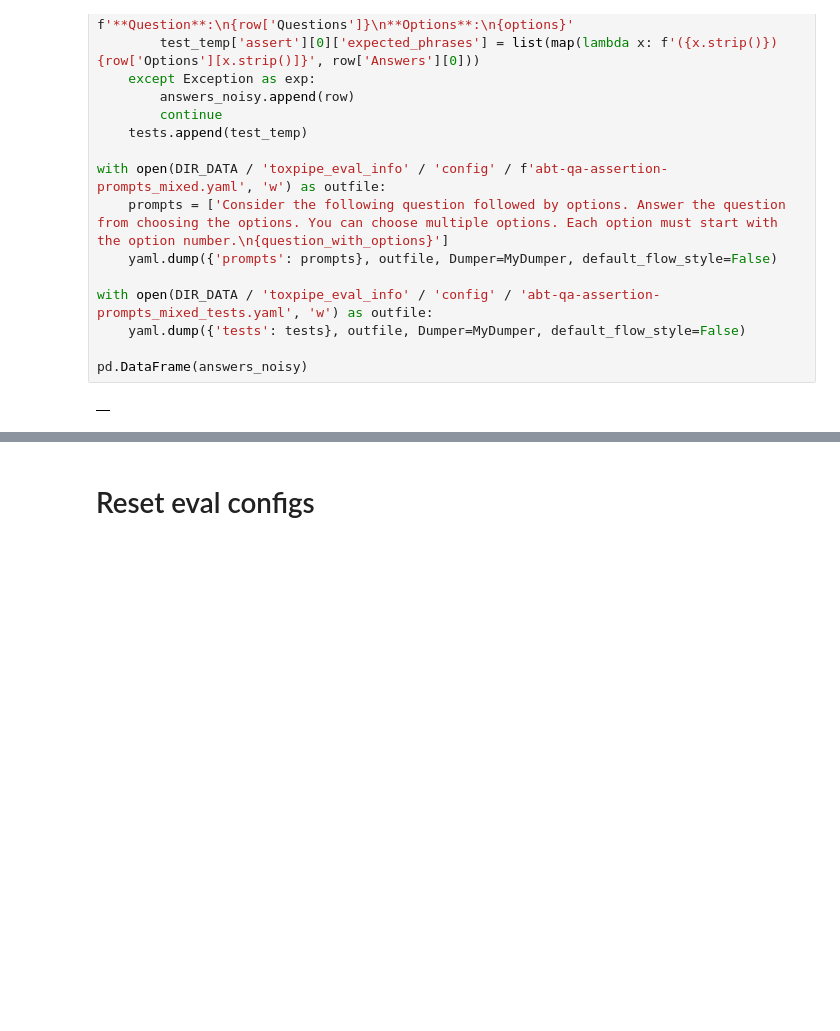
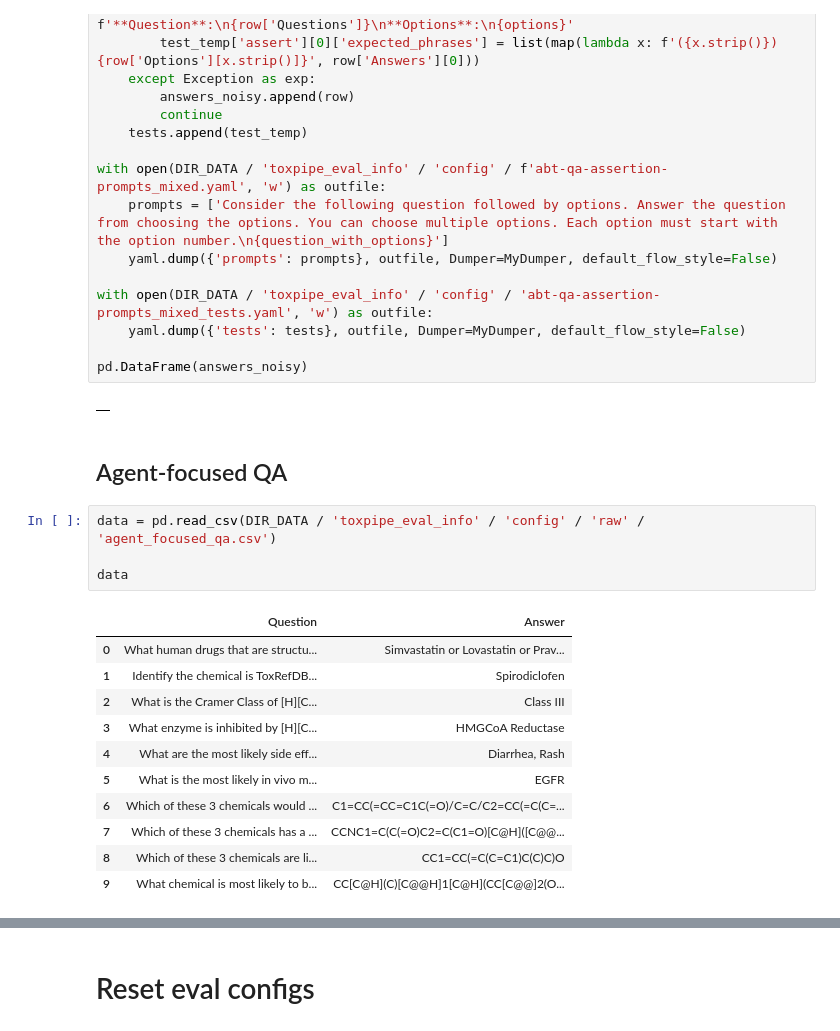
Before and after one commit to NIEHS/ToxPipe-Model-Comparison, a Jupyter notebook: eval-app/src/evaluator/notebooks/create_bulk_tests.ipynb, the cells around one changed output, grey strips where cells are left out. Saved outputs shown, nothing was run; the diff lists cells and outputs as text; blank space fills up the shorter version.

Commit message:
Added agent-focused qa

```diff
--- a/eval-app/src/evaluator/notebooks/create_bulk_tests.ipynb
+++ b/eval-app/src/evaluator/notebooks/create_bulk_tests.ipynb
@@ -183,3 +183,21 @@ with open(DIR_DATA / 'toxpipe_eval_info' / 'config' / 'abt-qa-assertion-prompts_
 pd.DataFrame(answers_noisy)
 # %% [output]
 |  |
+# %% [markdown]
+## Agent-focused QA
+# %%
+data = pd.read_csv(DIR_DATA / 'toxpipe_eval_info' / 'config' / 'raw' / 'agent_focused_qa.csv')
+
+data
+# %% [output]
+|  | Question | Answer |
+| 0 | What human drugs that are structu... | Simvastatin or Lovastatin or Prav... |
+| 1 | Identify the chemical is ToxRefDB... | Spirodiclofen |
+| 2 | What is the Cramer Class of [H][C... | Class III |
+| 3 | What enzyme is inhibited by [H][C... | HMGCoA Reductase |
+| 4 | What are the most likely side eff... | Diarrhea, Rash |
+| 5 | What is the most likely in vivo m... | EGFR |
+| 6 | Which of these 3 chemicals would ... | C1=CC(=CC=C1C(=O)/C=C/C2=CC(=C(C=... |
+| 7 | Which of these 3 chemicals has a ... | CCNC1=C(C(=O)C2=C(C1=O)[C@H]([C@@... |
+| 8 | Which of these 3 chemicals are li... | CC1=CC(=C(C=C1)C(C)C)O |
+| 9 | What chemical is most likely to b... | CC[C@H](C)[C@@H]1[C@H](CC[C@@]2(O... |
```
Also changed, not shown: parts of 2 cells of this notebook, 8 other files.
